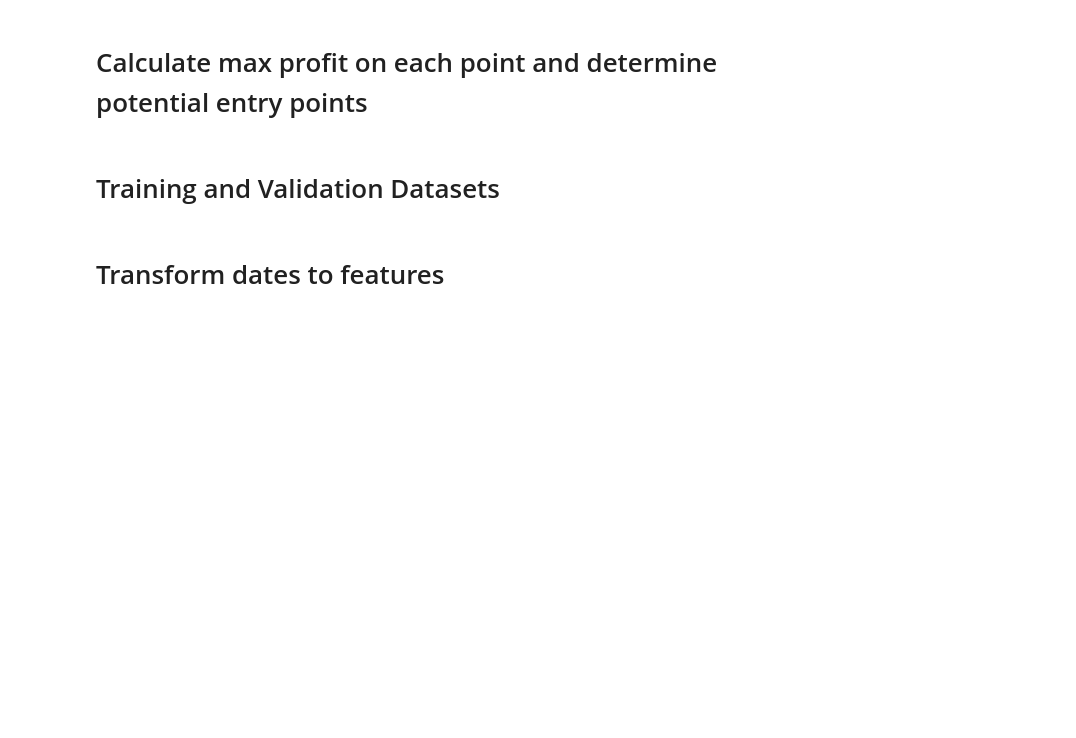
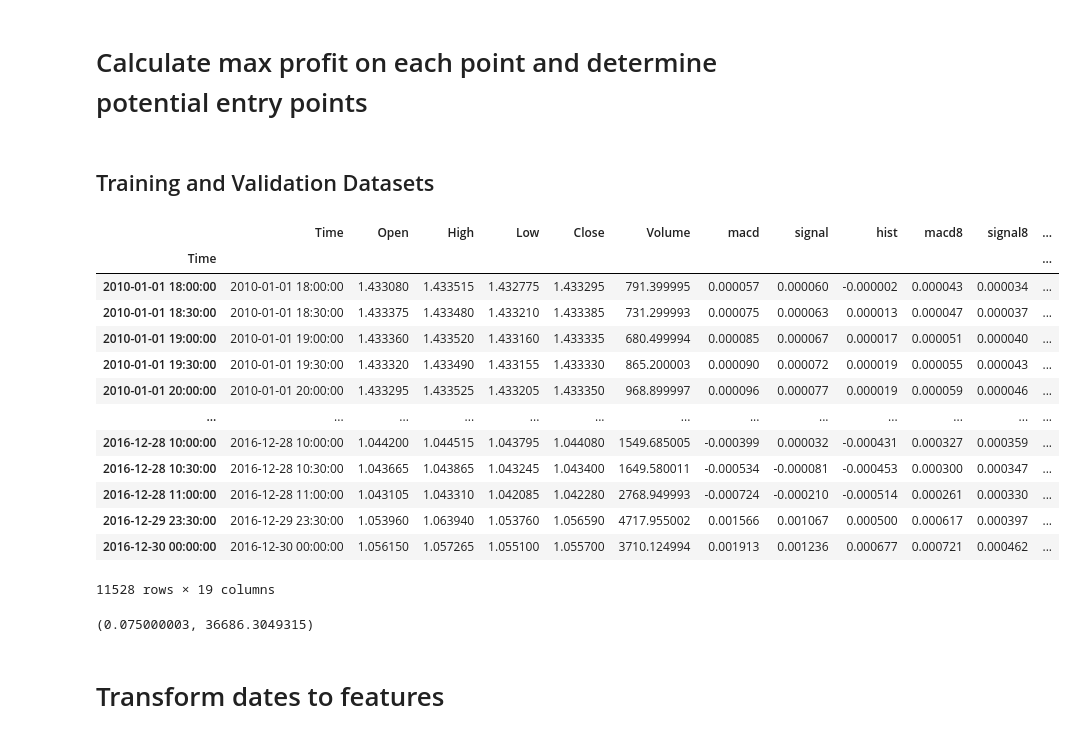
Before and after one commit to ayoubbensakhria/finance_algo, a Jupyter notebook: FXPROBOT.ipynb, the cells around one changed output. Cells and saved outputs as stored; diff of their text form; code cells hidden in the pictures; blank space fills up the shorter version.

```diff
--- a/FXPROBOT.ipynb
+++ b/FXPROBOT.ipynb
@@ -151,33 +143,50 @@ plot_macd(sample_df['Close'], sample_df)
 # %% [markdown]
 # Calculate max profit on each point and determine potential entry points
 # %% [markdown]
-# Training and Validation Datasets
+## Training and Validation Datasets
 # %%
 # Profit:Risk ratio : 2:1
-target_rate = 0.002 # 0.2% of gain on buy and short positions
-risk_rate = target_rate/2
+target_rate = 0.0015 # 0.2% of gain on buy and short positions
 safe_expected_margin = 2*target_rate # the profit must be 1.5*the target rate
 max_duration = 8 # in periods or laggs (for example 30min* 8 = 240min = 4 hours)
 # get prices
 highest_prices = df['High']
 lowest_prices = df['Low']
 # calculte rolling min and max prices (after the possible entrypoints)
 # the goal is ONLY to filter entrypoints before building the model
-df['max'] = highest_prices.rolling(max_duration).max().shift(-max_duration)
-# max change rate upwards
 df['max_price'] = (((highest_prices.rolling(max_duration).max().shift(-max_duration)) - df['Close']) / df['Close'])
+df['min_price'] = (((lowest_prices.rolling(max_duration).min().shift(-max_duration)) - df['Close']) / df['Close'])
 # drop the last (max_duration) rows
 df = df[:-max_duration]
 # generate signals for the training dataset
 df['tsignal'] = df.apply(lambda row: 1 if row['max_price'] >= safe_expected_margin else 0, axis =1)
-df.drop(['Open', 'High', 'Low'], axis=1)
+df['atsignal'] = df.apply(lambda row: -1 if row['min_price'] < -safe_expected_margin else 0, axis =1)
+df['tsignal'].loc[df.tsignal==0] = df.loc[df.tsignal==0]['atsignal']
 # drop nans after replacing infinity
 df['Volume'].replace(0, np.nan, inplace=True)
 df.replace([np.inf, -np.inf], np.nan, inplace=True)
 df.dropna(inplace=True)
+df.loc[df.atsignal == -1]
+# %% [output]
+|  | Time | Open | High | Low | Close | Volume | macd | signal | hist | macd8 | signal8 | ... |
+| Time |  |  |  |  |  |  |  |  |  |  |  | ... |
+| 2010-01-01 18:00:00 | 2010-01-01 18:00:00 | 1.433080 | 1.433515 | 1.432775 | 1.433295 | 791.399995 | 0.000057 | 0.000060 | -0.000002 | 0.000043 | 0.000034 | ... |
+| 2010-01-01 18:30:00 | 2010-01-01 18:30:00 | 1.433375 | 1.433480 | 1.433210 | 1.433385 | 731.299993 | 0.000075 | 0.000063 | 0.000013 | 0.000047 | 0.000037 | ... |
+| 2010-01-01 19:00:00 | 2010-01-01 19:00:00 | 1.433360 | 1.433520 | 1.433160 | 1.433335 | 680.499994 | 0.000085 | 0.000067 | 0.000017 | 0.000051 | 0.000040 | ... |
+| 2010-01-01 19:30:00 | 2010-01-01 19:30:00 | 1.433320 | 1.433490 | 1.433155 | 1.433330 | 865.200003 | 0.000090 | 0.000072 | 0.000019 | 0.000055 | 0.000043 | ... |
+| 2010-01-01 20:00:00 | 2010-01-01 20:00:00 | 1.433295 | 1.433525 | 1.433205 | 1.433350 | 968.899997 | 0.000096 | 0.000077 | 0.000019 | 0.000059 | 0.000046 | ... |
+| ... | ... | ... | ... | ... | ... | ... | ... | ... | ... | ... | ... | ... |
+| 2016-12-28 10:00:00 | 2016-12-28 10:00:00 | 1.044200 | 1.044515 | 1.043795 | 1.044080 | 1549.685005 | -0.000399 | 0.000032 | -0.000431 | 0.000327 | 0.000359 | ... |
+| 2016-12-28 10:30:00 | 2016-12-28 10:30:00 | 1.043665 | 1.043865 | 1.043245 | 1.043400 | 1649.580011 | -0.000534 | -0.000081 | -0.000453 | 0.000300 | 0.000347 | ... |
+| 2016-12-28 11:00:00 | 2016-12-28 11:00:00 | 1.043105 | 1.043310 | 1.042085 | 1.042280 | 2768.949993 | -0.000724 | -0.000210 | -0.000514 | 0.000261 | 0.000330 | ... |
+| 2016-12-29 23:30:00 | 2016-12-29 23:30:00 | 1.053960 | 1.063940 | 1.053760 | 1.056590 | 4717.955002 | 0.001566 | 0.001067 | 0.000500 | 0.000617 | 0.000397 | ... |
+| 2016-12-30 00:00:00 | 2016-12-30 00:00:00 | 1.056150 | 1.057265 | 1.055100 | 1.055700 | 3710.124994 | 0.001913 | 0.001236 | 0.000677 | 0.000721 | 0.000462 | ... |
+11528 rows × 19 columns
 # %%
 # get the min required volume
-min_volume = df.loc[df['tsignal'] == 1].Volume.min()
+df.Volume.min(), df.Volume.max()
+# %% [output]
+(0.075000003, 36686.3049315)
 # %% [markdown]
 # Transform dates to features
 # %%
```
Also changed, not shown: parts of 22 cells of this notebook.
